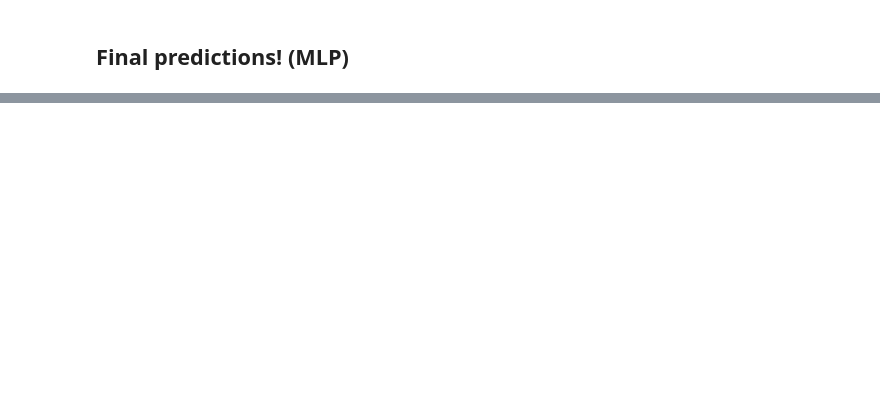
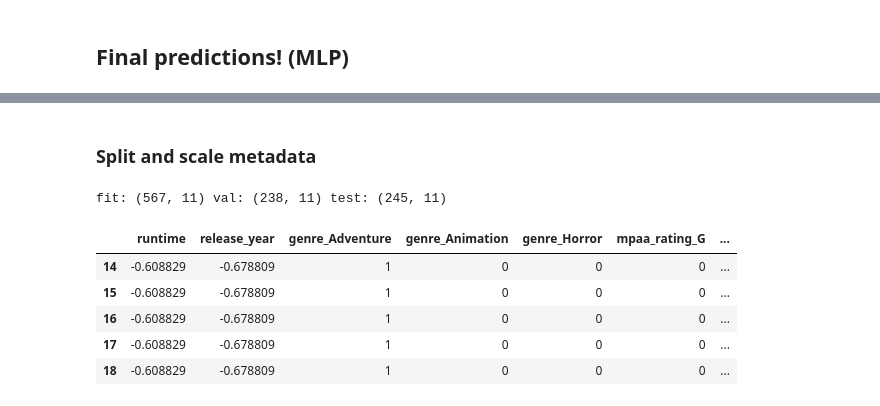
Before and after one commit to angml/ML2_Project, a Jupyter notebook: project_file_bayesian.ipynb, the cells around one changed output, grey strips where cells are left out. Cells and saved outputs as stored; diff of their text form; code cells hidden in the pictures; blank space fills up the shorter version.

```diff
--- a/project_file_bayesian.ipynb
+++ b/project_file_bayesian.ipynb
@@ -800,0 +868,39 @@ mlp_base.head()
+# %% [markdown]
+### Split and scale metadata
+# %%
+# rows for split
+mlp_fit_rows = mlp_data["split"] == "mlp_train"
+mlp_val_rows = mlp_data["split"] == "validation"
+mlp_test_rows = mlp_data["split"] == "test"
+
+X_meta = mlp_data[metadata_cols]
+y = mlp_data["imdb_rating"]
+
+X_meta_fit = X_meta.loc[mlp_fit_rows].copy()
+X_meta_val = X_meta.loc[mlp_val_rows].copy()
+X_meta_test = X_meta.loc[mlp_test_rows].copy()
+
+y_fit = y.loc[mlp_fit_rows]
+y_val = y.loc[mlp_val_rows]
+y_test = y.loc[mlp_test_rows]
+
+# standardize numeric features
+numeric_cols = ["runtime", "release_year"]
+meta_scaler = StandardScaler()
+
+X_meta_fit[numeric_cols] = meta_scaler.fit_transform(X_meta_fit[numeric_cols])
+
+# apply scaling to validation and test
+X_meta_val[numeric_cols] = meta_scaler.transform(X_meta_val[numeric_cols])
+X_meta_test[numeric_cols] = meta_scaler.transform(X_meta_test[numeric_cols])
+
+print("fit:", X_meta_fit.shape, "val:", X_meta_val.shape, "test:", X_meta_test.shape)
+X_meta_fit.head()
+# %% [output]
+fit: (567, 11) val: (238, 11) test: (245, 11)
+|  | runtime | release_year | genre_Adventure | genre_Animation | genre_Horror | mpaa_rating_G | ... |
+| 14 | -0.608829 | -0.678809 | 1 | 0 | 0 | 0 | ... |
+| 15 | -0.608829 | -0.678809 | 1 | 0 | 0 | 0 | ... |
+| 16 | -0.608829 | -0.678809 | 1 | 0 | 0 | 0 | ... |
+| 17 | -0.608829 | -0.678809 | 1 | 0 | 0 | 0 | ... |
+| 18 | -0.608829 | -0.678809 | 1 | 0 | 0 | 0 | ... |
```
Also changed, not shown: parts of 23 cells of this notebook.
